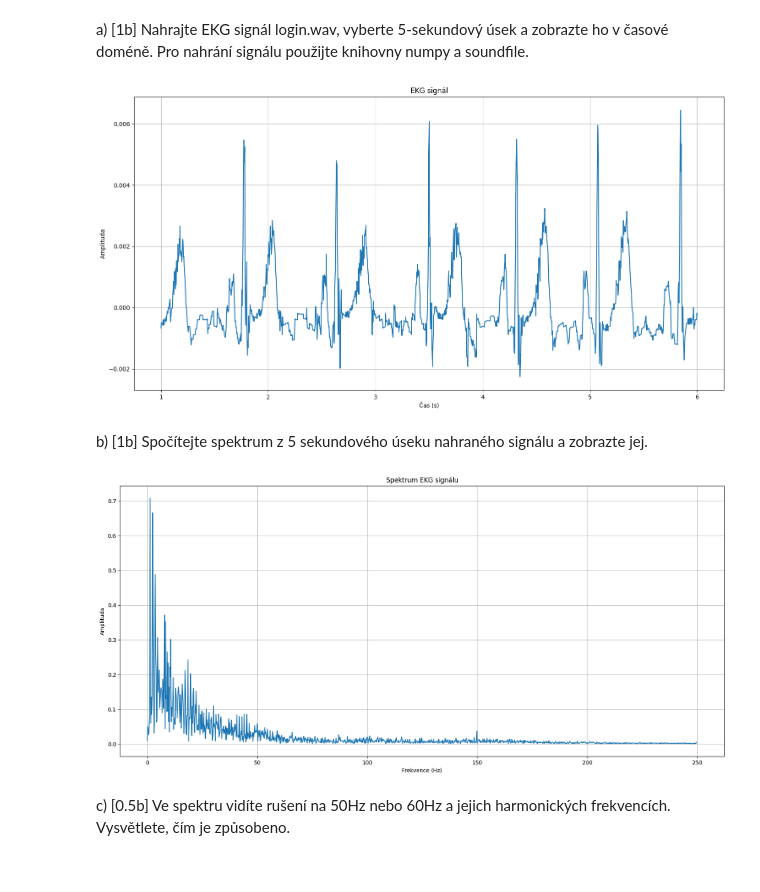
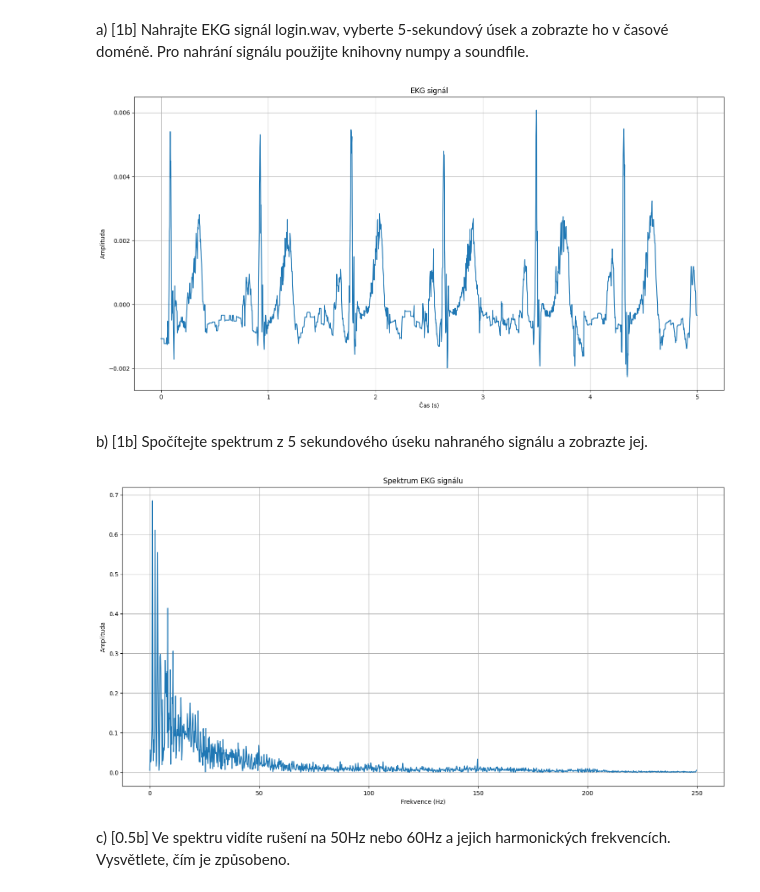
Before and after one commit to MrQvic/ISS-project, a Jupyter notebook: ISS_ECGProject_2023.ipynb, the cells around one changed output. Drawn from its saved outputs; the diff is of its cells as text; code cells hidden in the pictures.

```diff
--- a/ISS_ECGProject_2023.ipynb
+++ b/ISS_ECGProject_2023.ipynb
@@ -64,51 +64,59 @@ Nezapomeňte na popisy os u jednotlivých grafů.
 # %% [markdown]
  a) [1b] Nahrajte EKG signál login.wav, vyberte 5-sekundový úsek a zobrazte ho v časové doméně. Pro nahrání signálu použijte knihovny numpy a soundfile.
 # %%
-def cut_segment(input_data, begin, end, fs):
-    segment = input_data[begin * fs: end * fs]
-    time_axis = np.arange(begin, end, 1/fs)
-    return time_axis, segment
+class Signal:
+    def __init__(self, data, fs):
+        self.data = data
+        self.fs = fs
+        self.time_axis = np.arange(0, len(data) / fs, 1 / fs)
 
-time_axis, ekg_signal = cut_segment(input_data=data, begin=1, end=6, fs=fs)
+    def plot_signal(self):
+        return self.time_axis, self.data
+
+def cut_segment(input, begin, end):
+    segment = input.data[begin * input.fs : end * input.fs]
+    #time_axis = np.arange(begin, end, 1/fs)
+    return segment #,time_axis
+
+signal = Signal(data, fs)
+
+signal_cut = Signal(cut_segment(signal, 0, 5), fs)
 
 # Zobrazení v časové doméně
 plt.figure(figsize=(18, 9))
-plt.plot(time_axis, ekg_signal)
+plt.plot(*signal_cut.plot_signal())
 plt.title("EKG signál")
 plt.xlabel("Čas (s)")
 plt.ylabel("Amplituda")
 plt.grid(True)
 plt.show()
 # %% [output]
-[figure, old version]
+[figure, new version]
 # %% [markdown]
 b) [1b] Spočítejte spektrum z 5 sekundového úseku nahraného signálu a zobrazte jej.
 # %%
 # Spočítání Fourierovy transformace
-def do_dft(segment, fs):
-    dft = np.abs(np.fft.fft(segment))
-    half = dft[:dft.size // 2]
-    amplitudes = half
+def do_dft(input):
+    dft = np.abs(np.fft.fft(input.data))    # Proveď dft
+    y = dft[:dft.size // 2]                 # Potřebuji jen kladnou půlku
 
     #f = np.arange(dft.size//2) * (fs/segment.size)
 
-    frequencies = np.fft.fftfreq(segment.size, 1/fs)
-    positive_frequencies = frequencies[:frequencies.size // 2]
+    freq = np.fft.fftfreq(input.data.size, 1/input.fs)  # Úprava osy x na frekvence
+    x = freq[:freq.size // 2]
 
-    return positive_frequencies, amplitudes
-
-frequency_axis, amplitude_spectrum = do_dft(ekg_signal, fs)
+    return x, y
 
 # Zobrazení spektra
-plt.figure(figsize=(20, 9))
+plt.figure(figsize=(18, 9))
+plt.plot(*do_dft(signal_cut))
 plt.title("Spektrum EKG signálu")
 plt.xlabel("Frekvence (Hz)")
 plt.ylabel("Amplituda")
 plt.grid(True)
-plt.plot(frequency_axis, amplitude_spectrum)
 plt.show()
 # %% [output]
-[figure, old version]
+[figure, new version]
 # %% [markdown]
  c) [0.5b] Ve spektru vidíte rušení na 50Hz nebo 60Hz a jejich harmonických frekvencích. Vysvětlete, čím je způsobeno.
 # %% [markdown]
```
Also changed, not shown: parts of 7 cells of this notebook.
